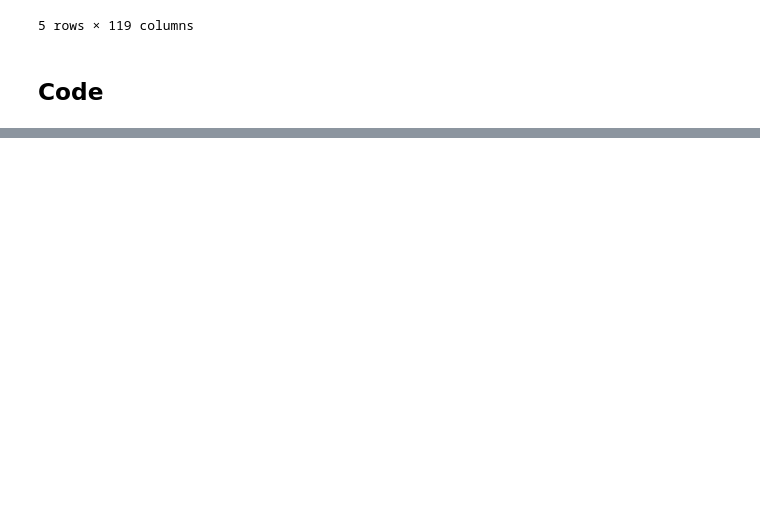
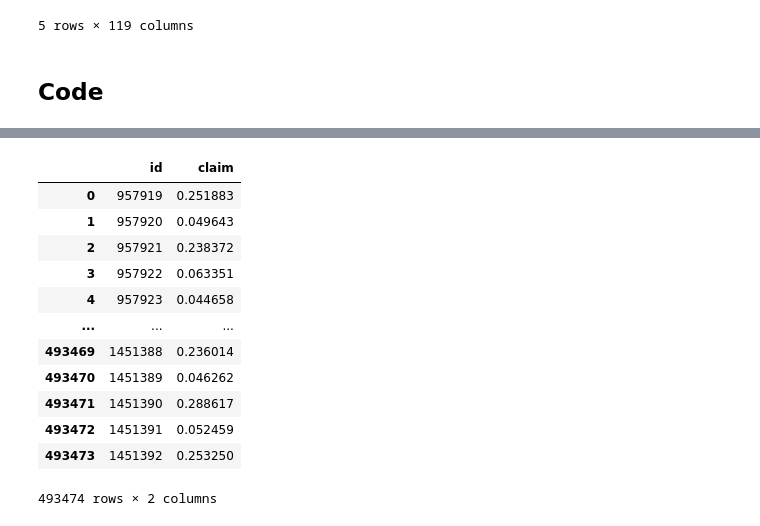
Before and after one commit to SangRyul/google-machine-learning-bootcamp-teamproject-2021, a Jupyter notebook: tabular-sep-2021-sr.ipynb, the cells around one changed output, grey strips where cells are left out. Cells and saved outputs as stored; diff of their text form; code cells hidden in the pictures; blank space fills up the shorter version.

```diff
--- a/tabular-sep-2021-sr.ipynb
+++ b/tabular-sep-2021-sr.ipynb
@@ -73,0 +143,41 @@ train_df['mean_57_106_99'] = train_df[["f57","f106","f99"]].mean(axis=1)
+# %%
+#preprocessing test_data
+submission_df = test_df['id'].to_frame()
+test_df = test_df.drop(columns=['id'], axis=0)
+
+#adding feats
+test_df['NANs'] = test_df.isnull().sum(axis=1)
+test_df['std'] = test_df.std(axis=1)
+test_df['skew'] = test_df.skew(axis=1)
+test_df['mean'] = test_df.mean(axis=1)
+test_df["top_mean"] = test_df[["f40","f70","f47","f34","f35","f45"]].mean(axis=1)
+
+#fitting scaler
+test_df = pd.DataFrame(scaler.fit_transform(test_df),columns = test_df.columns)
+test_df[test_df < 0] = 0
+test_df[test_df > 1] = 1
+# %%
+all_preds = np.zeros(len(test_df))
+
+for i in range(n_folds):
+    all_preds += fold_models[i].predict_proba(test_df)[:,1]
+
+all_preds /= n_folds
+submission_df['claim'] = all_preds
+submission_df.to_csv("submission.csv", index=False)
+
+submission_df
+# %% [output]
+|  | id | claim |
+| 0 | 957919 | 0.251883 |
+| 1 | 957920 | 0.049643 |
+| 2 | 957921 | 0.238372 |
+| 3 | 957922 | 0.063351 |
+| 4 | 957923 | 0.044658 |
+| ... | ... | ... |
+| 493469 | 1451388 | 0.236014 |
+| 493470 | 1451389 | 0.046262 |
+| 493471 | 1451390 | 0.288617 |
+| 493472 | 1451391 | 0.052459 |
+| 493473 | 1451392 | 0.253250 |
+493474 rows × 2 columns
```
Also changed, not shown: parts of 7 cells of this notebook.
